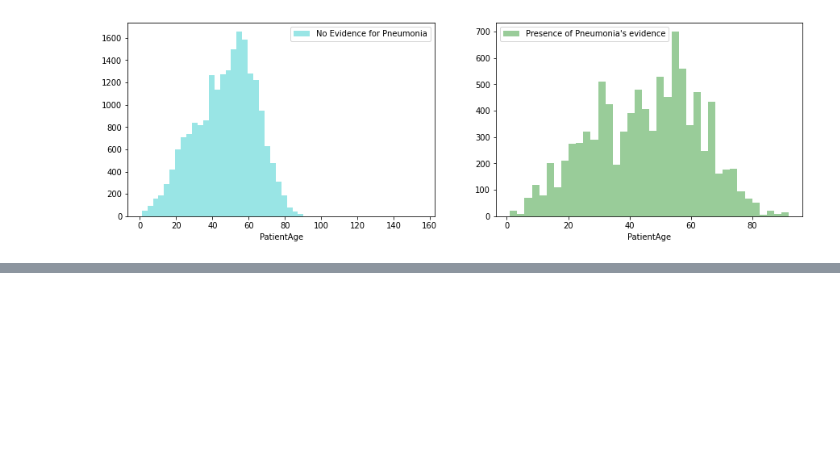
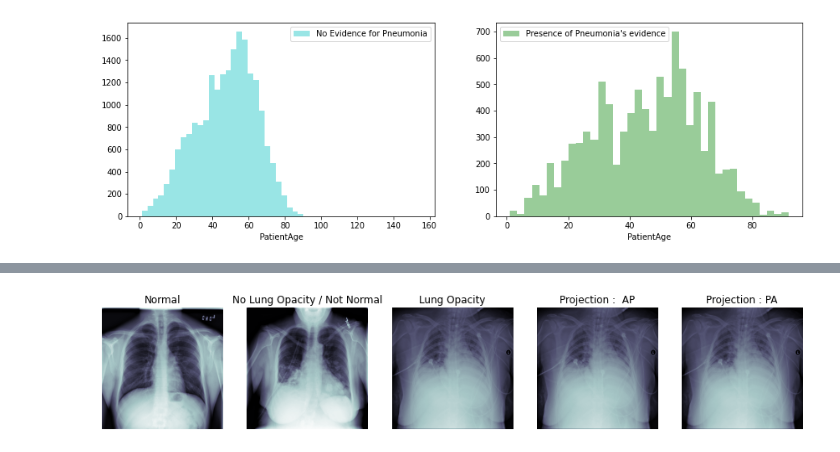
Before and after one commit to karthiksankarangit/capstone_project, a Jupyter notebook: Capstone_Project_v1_0_0.ipynb, the cells around one changed output, grey strips where cells are left out. Cells and saved outputs as stored; diff of their text form; code cells hidden in the pictures; blank space fills up the shorter version.

```diff
--- a/Capstone_Project_v1_0_0.ipynb
+++ b/Capstone_Project_v1_0_0.ipynb
@@ -448,0 +461,33 @@ plt.show()
+# %%
+normal_img = source_df.loc[source_df['class'] == 'Normal'].iloc[0]
+not_normal_img = source_df.loc[source_df['class'] == 'No Lung Opacity / Not Normal'].iloc[0]
+opacity_img = source_df.loc[source_df['class'] == 'Lung Opacity'].iloc[1]
+ap_img = source_df.loc[(source_df['ViewPosition'] == 'AP')].iloc[0]
+pa_img = source_df.loc[(source_df['ViewPosition'] == 'PA')].iloc[0]
+dcm1 = dcm.dcmread(normal_img['path'])
+dcm2 = dcm.dcmread(not_normal_img['path'])
+dcm3 = dcm.dcmread(opacity_img['path'])
+dcm4 = dcm.dcmread(ap_img['path'])
+dcm5 = dcm.dcmread(ap_img['path'])
+
+f, ((ax1, ax2, ax3, ax4, ax5)) = plt.subplots(1, 5, figsize = (15, 8))
+ax1.imshow(dcm1.pixel_array, cmap = plt.cm.bone)
+ax1.set_title('Normal')
+ax1.axis('off')
+ax2.imshow(dcm2.pixel_array, cmap = plt.cm.bone)
+ax2.set_title('No Lung Opacity / Not Normal')
+ax2.axis('off')
+ax3.imshow(dcm3.pixel_array, cmap = plt.cm.bone)
+ax3.set_title('Lung Opacity')
+ax3.axis('off')
+ax4.imshow(dcm3.pixel_array, cmap = plt.cm.bone)
+ax4.set_title('Projection :  AP')
+ax4.axis('off')
+
+ax5.imshow(dcm3.pixel_array, cmap = plt.cm.bone)
+ax5.set_title('Projection : PA')
+ax5.axis('off')
+
+plt.show()
+# %% [output]
+[figure, added]
```
Also changed, not shown: parts of 1 cell of this notebook.
